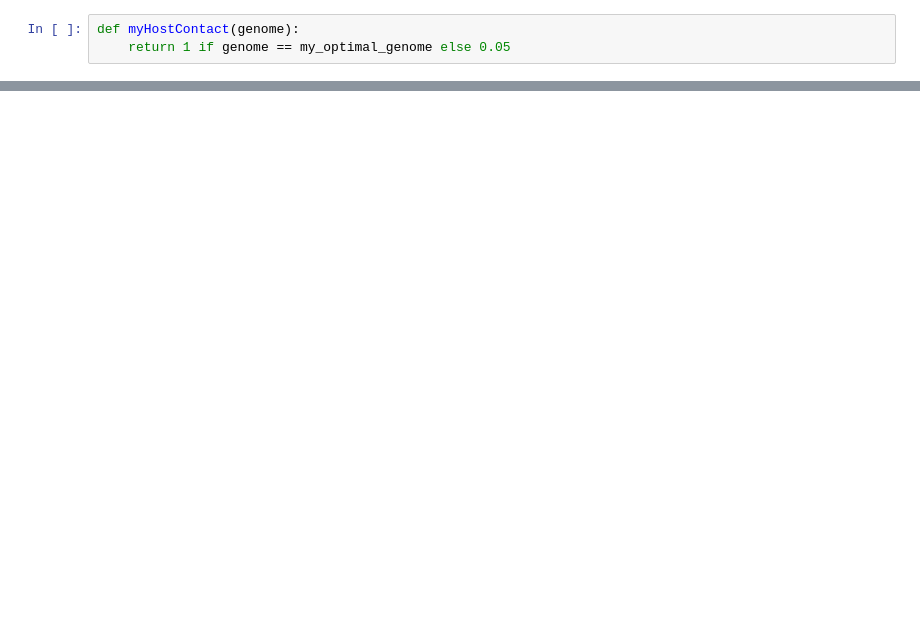
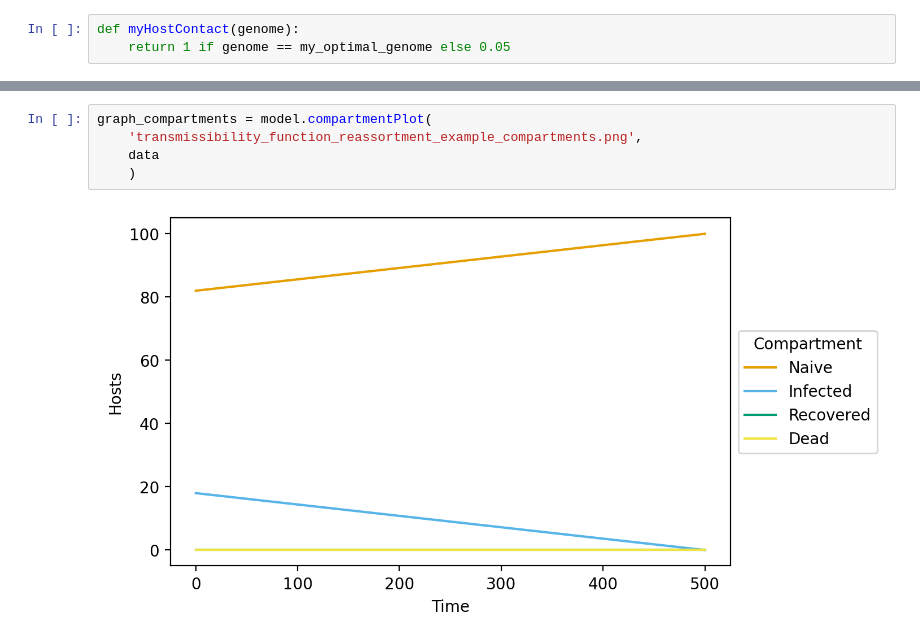
Before and after one commit to pablocarderam/opqua, a Jupyter notebook: examples/tutorials-jupyter/evolution/transmissibility_function.ipynb, the cells around one changed output, grey strips where cells are left out. Cells and saved outputs as stored; diff of their text form; blank space fills up the shorter version.

```diff
--- a/examples/tutorials-jupyter/evolution/transmissibility_function.ipynb
+++ b/examples/tutorials-jupyter/evolution/transmissibility_function.ipynb
@@ -141,0 +189,7 @@ graph_compartments = model.compartmentPlot(
+# %%
+graph_compartments = model.compartmentPlot(
+    'transmissibility_function_reassortment_example_compartments.png',
+    data
+    )
+# %% [output]
+[figure, added]
```
Also changed, not shown: parts of 31 cells of this notebook, 3 other files.
